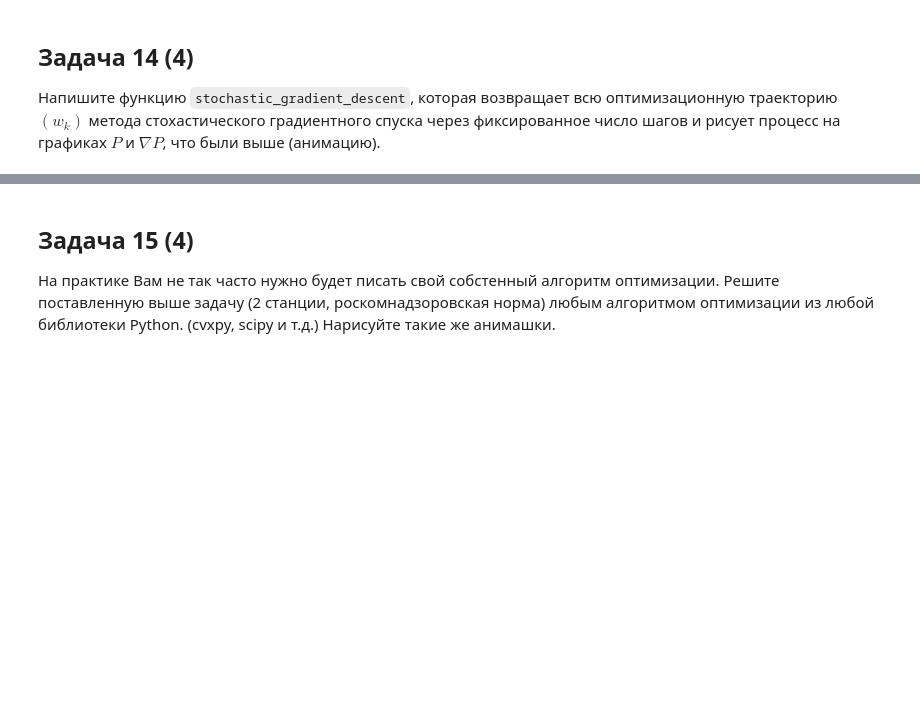
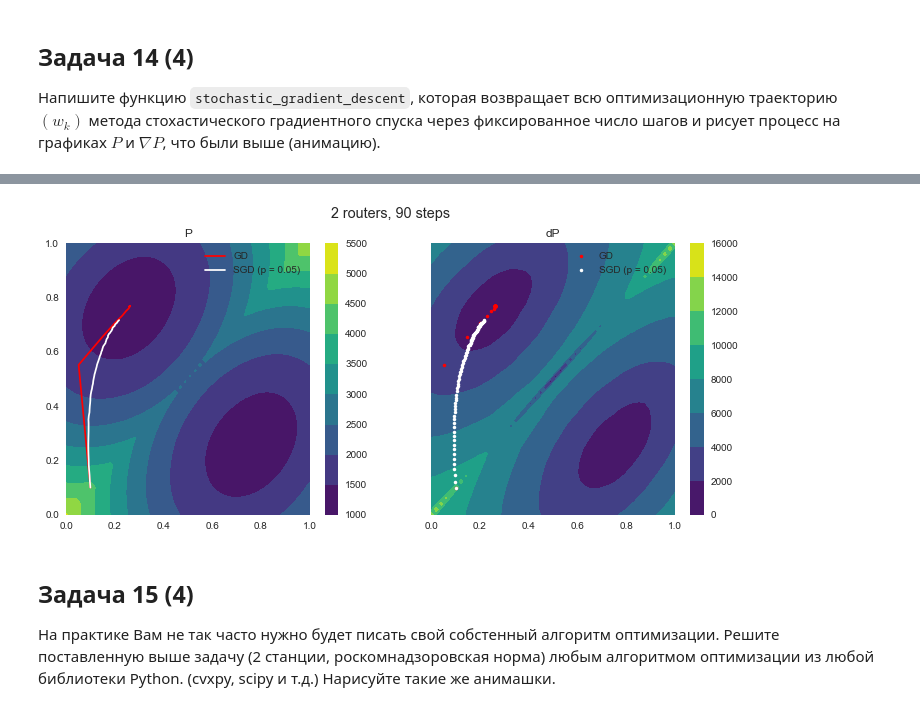
Before and after one commit to IgorSokoloff/MIPT_DCAM_OPTIMIZATION, a Jupyter notebook: 2 sem/HW_3/Hobbits.ipynb, the cells around one changed output, grey strips where cells are left out. Saved outputs shown, nothing was run; the diff lists cells and outputs as text; code cells hidden in the pictures; blank space fills up the shorter version.

```diff
--- a/2 sem/HW_3/Hobbits.ipynb
+++ b/2 sem/HW_3/Hobbits.ipynb
@@ -550,7 +548,3 @@ plt.show()
 # %% [markdown]
 ## Задача 13 (4)
 Напишите функцию `gradient_descent`, которая возвращает всю оптимизационную траекторию $(w_k)$ через фиксированное число шагов и рисует процесс на графиках $P$ и $\nabla P$, что были выше (анимацию).
-# %%
-def gradient_descent(P, dP_sigma, w0, mu, Nsteps):
-
-    return trajectory
@@ -557,7 +571,3 @@ def gradient_descent(P, dP_sigma, w0, mu, Nsteps):
 # %% [markdown]
 ## Задача 14 (4)
 Напишите функцию `stochastic_gradient_descent`, которая возвращает всю оптимизационную траекторию $(w_k)$ метода стохастического градиентного спуска через фиксированное число шагов и рисует процесс на графиках $P$ и $\nabla P$, что были выше (анимацию).
-# %%
-def stochastic_gradient_descent(P, dP_sigma, w0, mu, Nsteps):
-
-    return trajectory
@@ -563,0 +586,11 @@ def stochastic_gradient_descent(P, dP_sigma, w0, mu, Nsteps):
+# %%
+def stochastic_gradient_descent(P, dP_sigma, w0, args=(), mu=0.01, Nsteps=10):
+    w_ar = np.zeros ((Nsteps, 2), dtype=float)
+    dp_ar = np.zeros ((Nsteps, 2), dtype=float)
+    w_ar[0,:] = w0
+    w = w0
+    for i in range(1,Nsteps):
+        w = w - mu*dP_sigma(w, *args)
+        w_ar[i,:] = w
+        dp_ar[i,:] = dP_sigma(w, *args)
+    return w_ar, dp_ar
@@ -563,0 +599,70 @@ def stochastic_gradient_descent(P, dP_sigma, w0, mu, Nsteps):
+# %%
+from matplotlib.animation import FuncAnimation
+plt.rcParams["animation.html"] = "html5"
+plt.rcParams['animation.ffmpeg_path'] = 'C:\\ffmpeg\\bin\\ffmpeg.exe'
+
+
+nsteps = 90
+mu = 5e-5
+
+w1_0 = 0.1 - 1e-4
+w2_0 = 0.1
+prob = 0.05
+N = 1000
+l = 1
+
+w1 = np.linspace(0,l)
+w2 = np.linspace(0,l)
+
+x = np.random.rand(n)*l
+p = np.array([ np.array([P(w1_, w2_, x) for w2_ in w2]) for w1_ in w1])
+dp = np.array( [ np.array([np.linalg.norm(dP(w1_, w2_, x)) for w2_ in w2]) for w1_ in w1])
+#print_colorbar(w1,w2,p,dp,n)
+
+f, (ax1, ax2) = plt.subplots(1, 2, sharey=True)
+c1 = ax1.contourf(w1, w2, p, cmap="viridis")
+plt.colorbar(c1, ax = ax1)
+ax1.set_title('P')
+c2 = ax2.contourf(w1, w2, dp, cmap="viridis")
+plt.colorbar(c2, ax = ax2)
+ax2.set_title('dP')
+f.set_size_inches(12, 5)
+f.suptitle('2 routers N=%d'%(N))
+
+ws, ds = gradient_descent(P, dP, np.array([w1_0, w2_0]) , args=(x,), mu=mu, Nsteps=nsteps)
+print('GD: P = %g, w1 = %g, w2 = %g' % (P(ws[-1, 0], ws[-1, 1], x),
+                                        ws[-1, 0], ws[-1, 1]))
+traj1, = ax1.plot([], [], 'r', animated=True, label='GD')
+traj2, = ax2.plot([], [], 'r.', animated=True, label='GD')
+
+
+from functools import partial
+
+dP_sigma_binded = partial(dP_sigma, p=prob)
+
+ws_stoch, ds_stoch = stochastic_gradient_descent(P, dP_sigma, np.array([w1_0, w2_0]), args=(x,prob ), mu=mu, Nsteps=nsteps)
+
+print('SGD: P = %g, w1 = %g, w2 = %g' % (P(ws_stoch[-1, 0], ws_stoch[-1, 1], x),
+                                         ws_stoch[-1, 0], ws_stoch[-1, 1]))
+traj1_stoch, = ax1.plot([], [], 'w', animated=True, label=f'SGD (p = {prob})')
+traj2_stoch, = ax2.plot([], [], 'w.', animated=True, label=f'SGD (p = {prob})')
+
+ax1.legend()
+ax2.legend()
+
+def init():
+    return traj1, traj2, traj1_stoch, traj2_stoch
+
+def update(frame):
+    traj1.set_data(ws[:frame, 0], ws[:frame, 1])
+    traj2.set_data(ws[:frame, 0], ws[:frame, 1])
+    traj1_stoch.set_data(ws_stoch[:frame, 0], ws_stoch[:frame, 1])
+    traj2_stoch.set_data(ws_stoch[:frame, 0], ws_stoch[:frame, 1])
+    return traj1, traj2, traj1_stoch, traj2_stoch
+
+f.set_size_inches(12, 5)
+f.suptitle(f'2 routers, {nsteps} steps')
+
+FuncAnimation(f, update, frames=range(nsteps), interval=120,
+                    init_func=init, blit=True)
+# %% [output]
@@ -564,3 +672,4 @@ def stochastic_gradient_descent(P, dP_sigma, w0, mu, Nsteps):
+[figure, added]
 # %% [markdown]
 ## Задача 15 (4)
 На практике Вам не так часто нужно будет писать свой собстенный алгоритм оптимизации. Решите поставленную выше задачу (2 станции, роскомнадзоровская норма) любым алгоритмом оптимизации из любой библиотеки Python. (cvxpy, scipy и т.д.)
```
Also changed, not shown: parts of 11 cells of this notebook, 2 other files.
